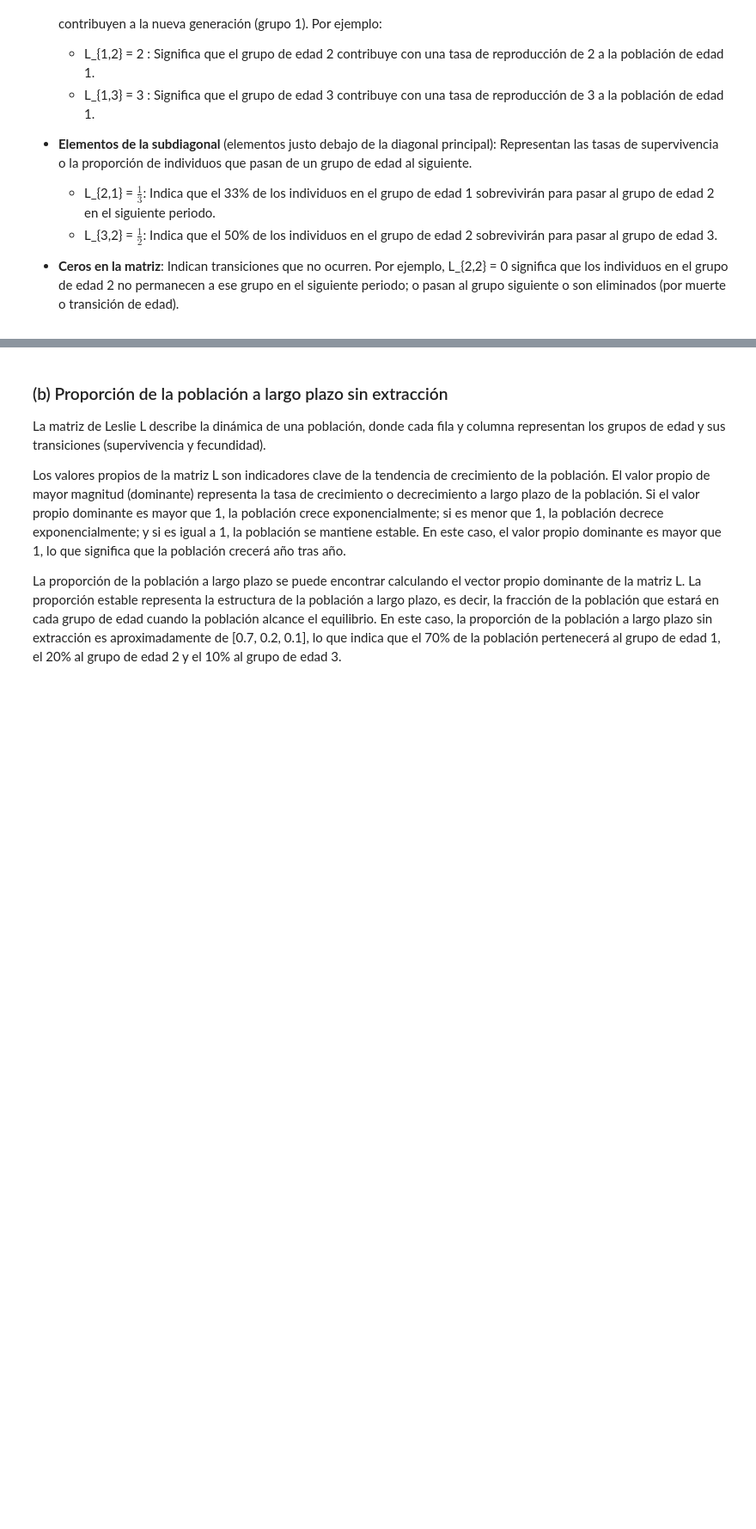
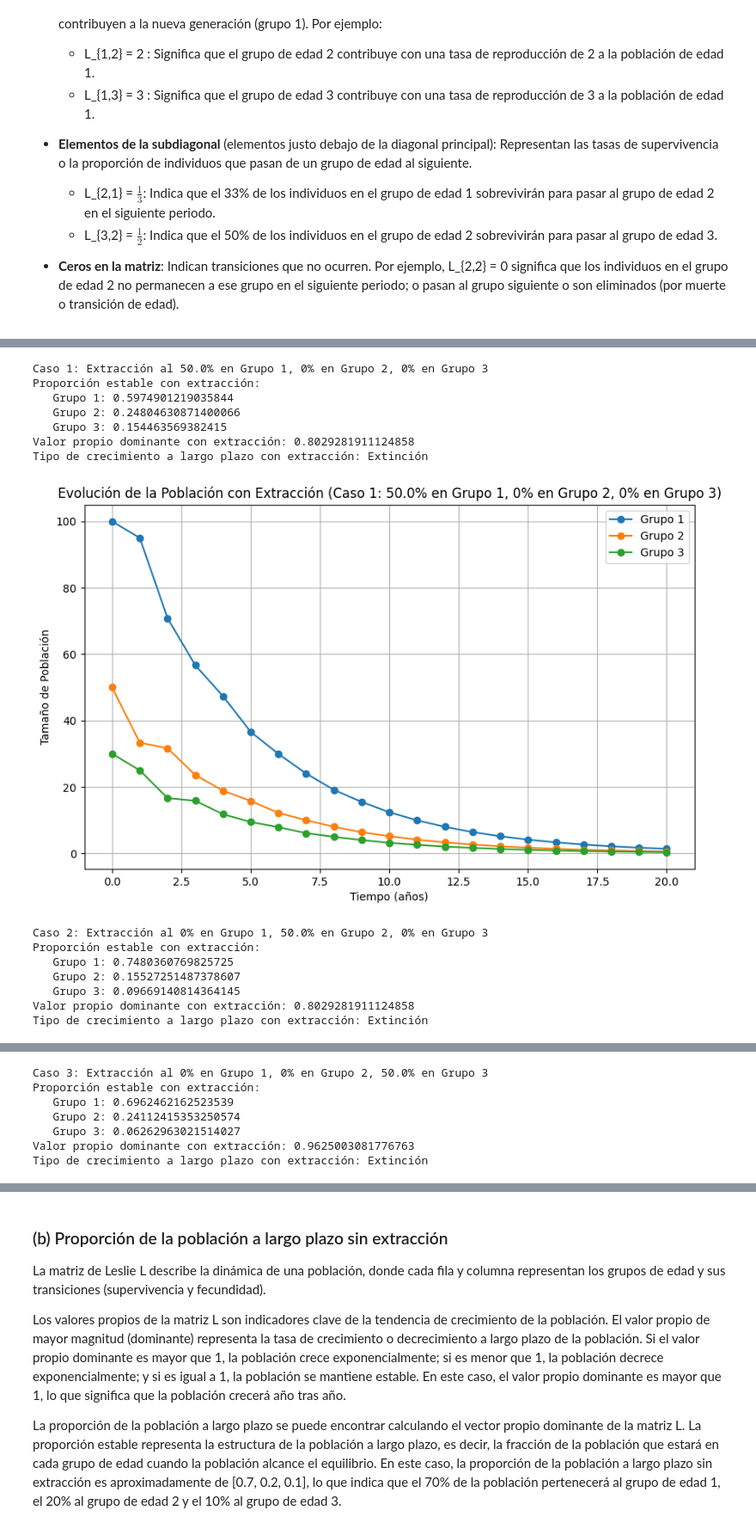
Before and after one commit to Davidgrcdz/SACSE-Practicas, a Jupyter notebook: Ejercicios/Ejercicios_propuestos_práctica3.ipynb, the cells around one changed output, grey strips where cells are left out. Shown at 86% size. Saved outputs shown, nothing was run; the diff lists cells and outputs as text; code cells hidden in the pictures; blank space fills up the shorter version.

```diff
--- a/Ejercicios/Ejercicios_propuestos_práctica3.ipynb
+++ b/Ejercicios/Ejercicios_propuestos_práctica3.ipynb
@@ -476,0 +441,65 @@ Tipo de crecimiento a largo plazo con extracción: Extinción
+# %%
+# Apartado C
+
+# Configuración de los tres casos de extracción
+casos_extraccion = [
+    (0.5, 0, 0),
+    (0, 0.5, 0),
+    (0, 0, 0.5)
+]
+
+# Matriz identidad
+I = np.diag([1, 1, 1])
+
+for i, (d1, d2, d3) in enumerate(casos_extraccion, 1):
+    D = np.diag([d1, d2, d3])
+
+    # Evolución de la población
+    evolucion_con_extraccion = evolucion_poblacion(L, D, N0)
+
+    # Análisis de proporción a largo plazo con extracción
+    L_extraccion = (I - D) @ L
+    valores_propios_extraccion, vectores_propios_extraccion = np.linalg.eig(L_extraccion)
+    indice_valor_propio_mayor_extraccion = np.argmax(np.abs(valores_propios_extraccion))
+    proporcion_estable_extraccion = np.abs(vectores_propios_extraccion[:, indice_valor_propio_mayor_extraccion])
+    proporcion_estable_normalizada_extraccion = proporcion_estable_extraccion / np.sum(proporcion_estable_extraccion)
+
+    # Resultados del caso
+    print(f"\nCaso {i}: Extracción al {d1*100}% en Grupo 1, {d2*100}% en Grupo 2, {d3*100}% en Grupo 3")
+    print("Proporción estable con extracción:",
+          "\n   Grupo 1:", proporcion_estable_normalizada_extraccion[0].real,
+          "\n   Grupo 2:", proporcion_estable_normalizada_extraccion[1].real,
+          "\n   Grupo 3:", proporcion_estable_normalizada_extraccion[2].real)
+    print("Valor propio dominante con extracción:", valores_propios_extraccion[indice_valor_propio_mayor_extraccion].real)
+    crecimiento_largo_plazo_extraccion = "Expansivo" if valores_propios_extraccion[indice_valor_propio_mayor_extraccion] > 1 else "Estable" if valores_propios_extraccion[indice_valor_propio_mayor_extraccion] == 1 else "Extinción"
+    print(f"Tipo de crecimiento a largo plazo con extracción: {crecimiento_largo_plazo_extraccion}")
+
+    # Gráfico de evolución de la población con extracción
+    t = np.arange(len(evolucion_con_extraccion))
+
+    plt.figure(figsize=(10, 6))
+    plt.plot(t, evolucion_con_extraccion[:, 0], label='Grupo 1', marker='o')
+    plt.plot(t, evolucion_con_extraccion[:, 1], label='Grupo 2', marker='o')
+    plt.plot(t, evolucion_con_extraccion[:, 2], label='Grupo 3', marker='o')
+    plt.title(f"Evolución de la Población con Extracción (Caso {i}: {d1*100}% en Grupo 1, {d2*100}% en Grupo 2, {d3*100}% en Grupo 3)")
+    plt.xlabel("Tiempo (años)")
+    plt.ylabel("Tamaño de Población")
+    plt.legend()
+    plt.grid(True)
+    plt.show()
+# %% [output]
+Caso 1: Extracción al 50.0% en Grupo 1, 0% en Grupo 2, 0% en Grupo 3
+Proporción estable con extracción:
+   Grupo 1: 0.5974901219035844
+   Grupo 2: 0.24804630871400066
+   Grupo 3: 0.154463569382415
+Valor propio dominante con extracción: 0.8029281911124858
+Tipo de crecimiento a largo plazo con extracción: Extinción
+[figure, added]
+Caso 2: Extracción al 0% en Grupo 1, 50.0% en Grupo 2, 0% en Grupo 3
+Proporción estable con extracción:
+   Grupo 1: 0.7480360769825725
+   Grupo 2: 0.15527251487378607
+   Grupo 3: 0.09669140814364145
+Valor propio dominante con extracción: 0.8029281911124858
+Tipo de crecimiento a largo plazo con extracción: Extinción
@@ -476,0 +507,7 @@ Tipo de crecimiento a largo plazo con extracción: Extinción
+Caso 3: Extracción al 0% en Grupo 1, 0% en Grupo 2, 50.0% en Grupo 3
+Proporción estable con extracción:
+   Grupo 1: 0.6962462162523539
+   Grupo 2: 0.24112415353250574
+   Grupo 3: 0.06262963021514027
+Valor propio dominante con extracción: 0.9625003081776763
+Tipo de crecimiento a largo plazo con extracción: Extinción
```
Also changed, not shown: parts of 8 cells of this notebook.
